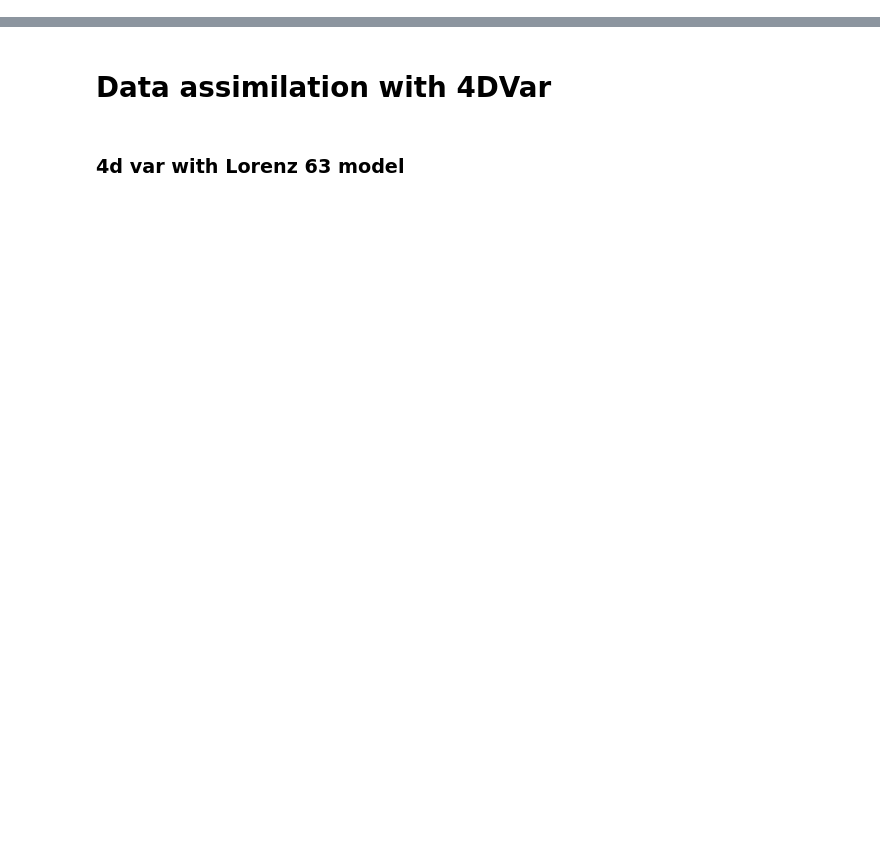
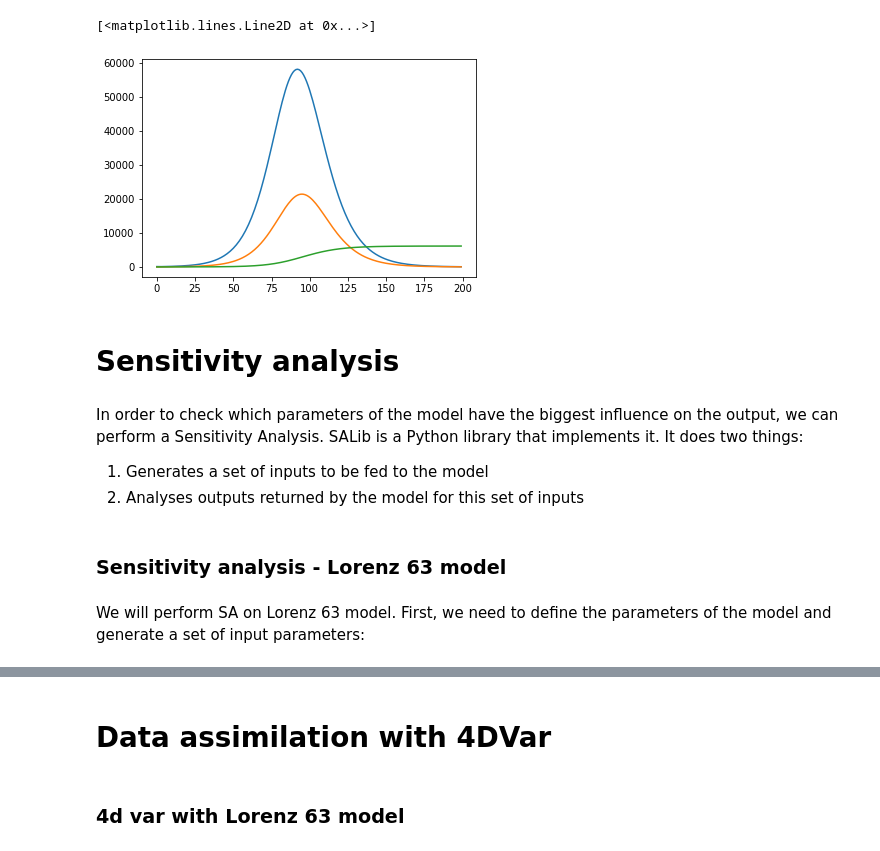
Before and after one commit to antek1111/SEIR_4dvar, a Jupyter notebook: 4dvar_seir.ipynb, the cells around one changed output, grey strips where cells are left out. Saved outputs shown, nothing was run; the diff lists cells and outputs as text; code cells hidden in the pictures; blank space fills up the shorter version.

```diff
--- a/4dvar_seir.ipynb
+++ b/4dvar_seir.ipynb
@@ -0,0 +118,15 @@
+# %%
+plt.plot( range(days),states[:,1])
+plt.plot( range(days),states[:,2])
+plt.plot( range(days),states[:,4])
+# %% [output]
+[<matplotlib.lines.Line2D at 0x...>]
+[figure, added]
+# %% [markdown]
+# Sensitivity analysis
+# %% [markdown]
+In order to check which parameters of the model have the biggest influence on the output, we can perform a Sensitivity Analysis. SALib is a Python library that implements it. It does two things:
+
+
+1.   Generates a set of inputs to be fed to the model
+2.   Analyses outputs returned by the model for this set of inputs
@@ -0,0 +136,4 @@
+# %% [markdown]
+### Sensitivity analysis - Lorenz 63 model
+# %% [markdown]
+We will perform SA on Lorenz 63 model. First, we need to define the parameters of the model and generate a set of input parameters:
```
Also changed, not shown: parts of 39 cells of this notebook.
